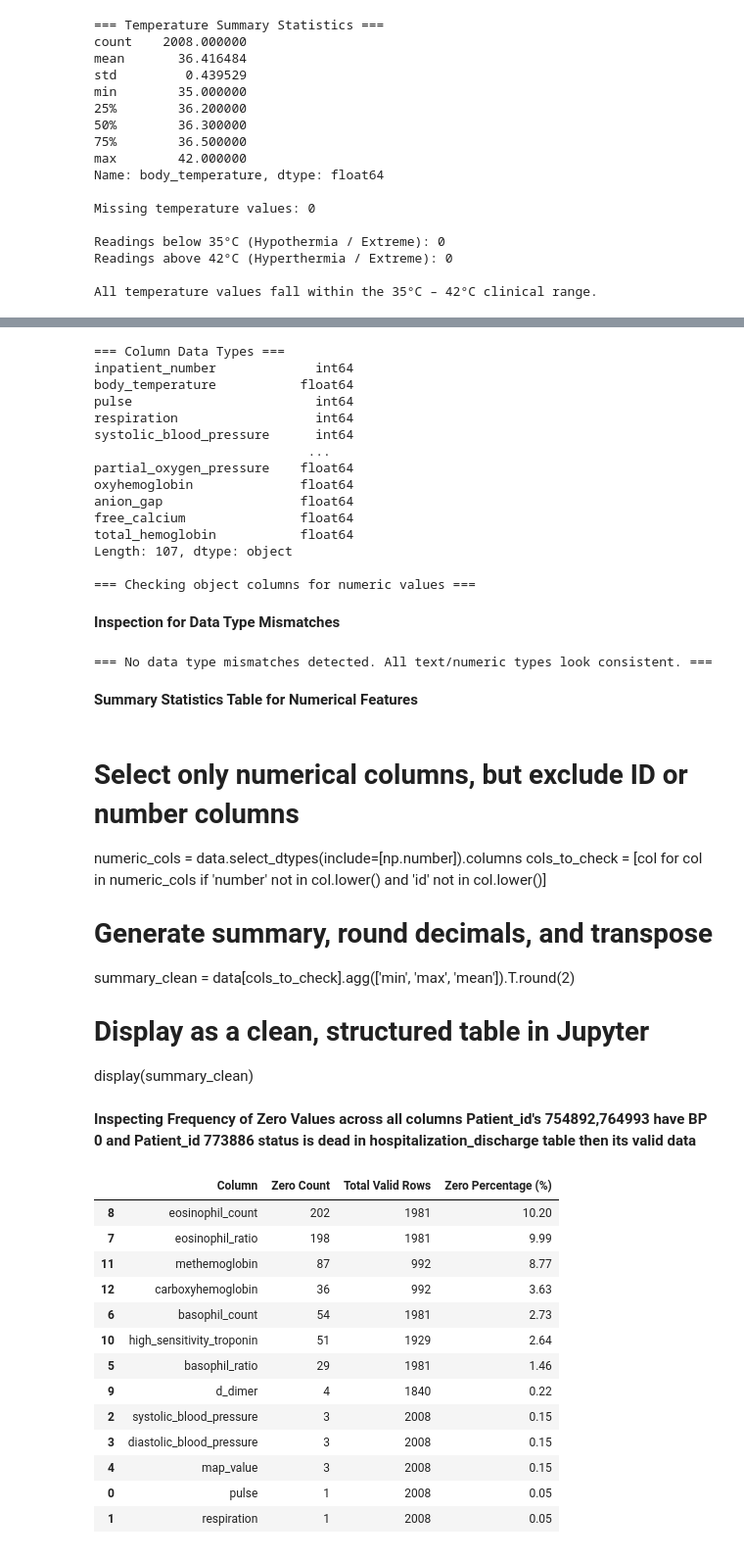
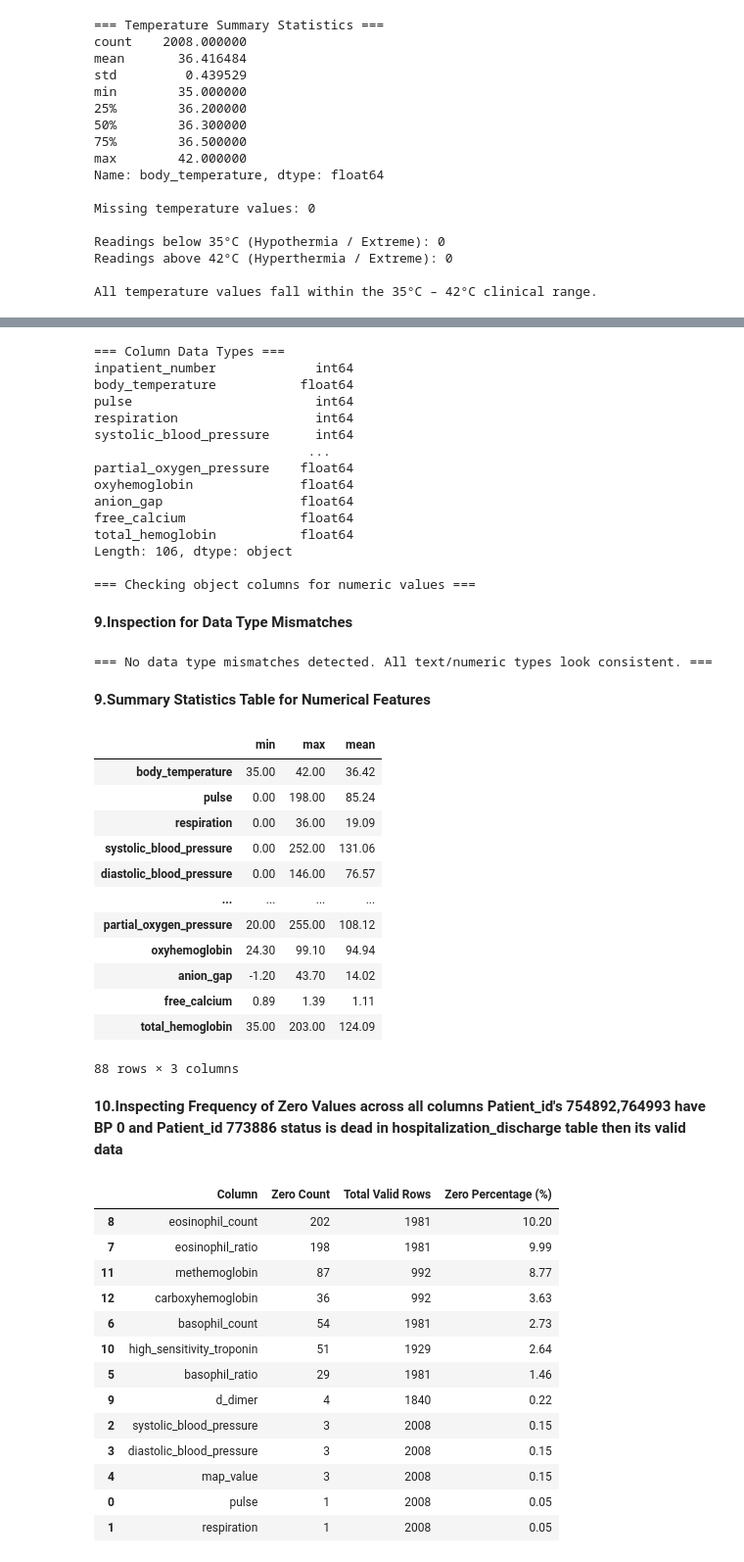
Before and after one commit to Shaffy-Sharma/Team6_PyForce_PythonHackathon_SEP2026, a Jupyter notebook: Team6_Lab_cleaning.ipynb, the cells around one changed output, grey strips where cells are left out. Shown at 98% size. Saved outputs shown, nothing was run; the diff lists cells and outputs as text; code cells hidden in the pictures.

```diff
--- a/data/Team6_Lab_cleaning.ipynb
+++ b/Team6_Lab_cleaning.ipynb
@@ -16,3 +18,3 @@ print(f"1. Initial dataset loaded successfully. Shape: {data.shape}")
 # %%
-data = pd.read_csv(r"/Users/work/workspace/cardiac_failure/labs.csv")
+data = pd.read_csv(r"/Users/work/workspace/Team6_PyForce_PythonHackathon_SEP2026/cardiac_failure/labs.csv")
 # %% [markdown]
@@ -170,13 +172,11 @@ Full missing values report saved to 'missing_values_report.csv'.
 # %%
-# 1. Check the data type of every column
+
 print("=== Column Data Types ===")
 print(data.dtypes)
 
-# 2. Automatically detect if any object (text) columns contain pure numbers
-# (which tells you if numbers are incorrectly stored as strings)
 print("\n=== Checking object columns for numeric values ===")
 for col in data.select_dtypes(include=['object']).columns:
-    # Try converting a sample to numeric to see if they are actually numbers in disguise
+
     try:
         sample_converted = pd.to_numeric(df[col].dropna().head(100))
         print(f"Column '{col}' is stored as text (object), but contains numbers.")
@@ -195,9 +195,9 @@ oxyhemoglobin              float64
 anion_gap                  float64
 free_calcium               float64
 total_hemoglobin           float64
-Length: 107, dtype: object
+Length: 106, dtype: object
 
 === Checking object columns for numeric values ===
 # %% [markdown]
-**Inspection for Data Type Mismatches**
+**9.Inspection for Data Type Mismatches**
 # %%
@@ -242,19 +239,33 @@ else:
 # %% [output]
 === No data type mismatches detected. All text/numeric types look consistent. ===
 # %% [markdown]
-**Summary Statistics Table for Numerical Features**
+**9.Summary Statistics Table for Numerical Features**
-# %% [markdown]
-# Select only numerical columns, but exclude ID or number columns
-numeric_cols = data.select_dtypes(include=[np.number]).columns
-cols_to_check = [col for col in numeric_cols if 'number' not in col.lower() and 'id' not in col.lower()]
-
-# Generate summary, round decimals, and transpose
-summary_clean = data[cols_to_check].agg(['min', 'max', 'mean']).T.round(2)
-
-# Display as a clean, structured table in Jupyter
-display(summary_clean)
+# %%
+
+numeric_cols = data.select_dtypes(include=[np.number]).columns
+cols_to_check = [col for col in numeric_cols if 'number' not in col.lower() and 'id' not in col.lower()]
+
+
+summary_clean = data[cols_to_check].agg(['min', 'max', 'mean']).T.round(2)
+
+
+display(summary_clean)
+# %% [output]
+|  | min | max | mean |
+| body_temperature | 35.00 | 42.00 | 36.42 |
+| pulse | 0.00 | 198.00 | 85.24 |
+| respiration | 0.00 | 36.00 | 19.09 |
+| systolic_blood_pressure | 0.00 | 252.00 | 131.06 |
+| diastolic_blood_pressure | 0.00 | 146.00 | 76.57 |
+| ... | ... | ... | ... |
+| partial_oxygen_pressure | 20.00 | 255.00 | 108.12 |
+| oxyhemoglobin | 24.30 | 99.10 | 94.94 |
+| anion_gap | -1.20 | 43.70 | 14.02 |
+| free_calcium | 0.89 | 1.39 | 1.11 |
+| total_hemoglobin | 35.00 | 203.00 | 124.09 |
+88 rows × 3 columns
 # %% [markdown]
-**Inspecting Frequency of Zero Values across all columns**
+**10.Inspecting Frequency of Zero Values across all columns**
 **Patient_id's 754892,764993 have BP 0 and
 Patient_id 773886 status is dead in hospitalization_discharge table then its valid data**
 # %%
```
Also changed, not shown: parts of 25 cells of this notebook, 1 other file.
